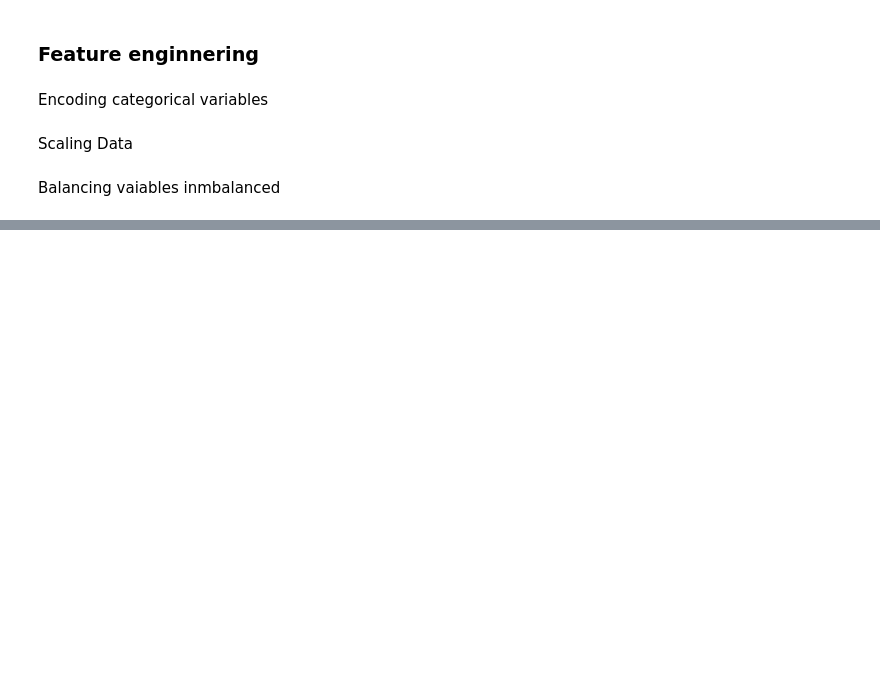
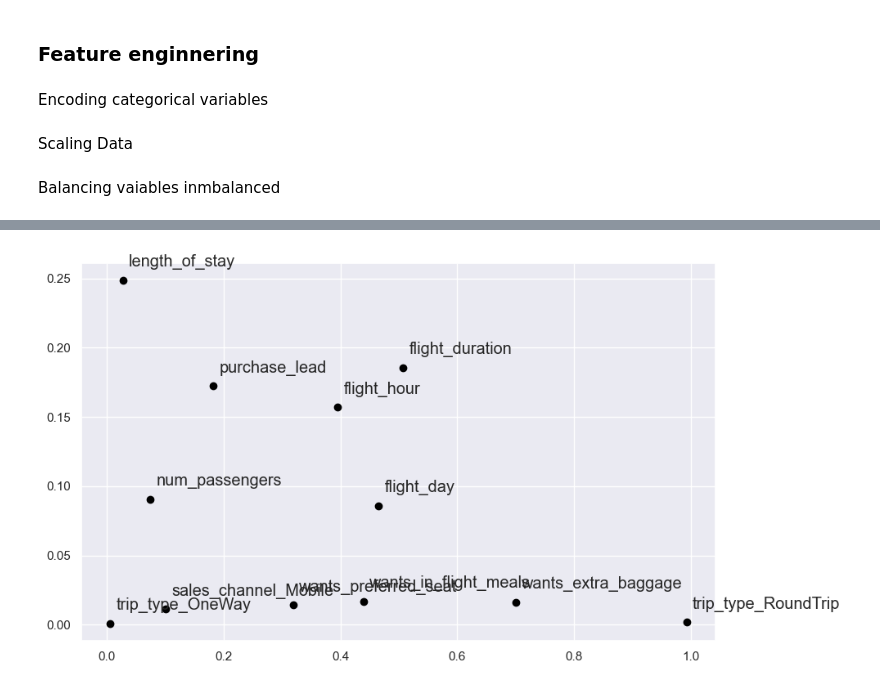
Before and after one commit to dasanmiguelv/supervised-machine-learning, a Jupyter notebook: behaviour-buying/Modeling.ipynb, the cells around one changed output, grey strips where cells are left out. Saved outputs shown, nothing was run; the diff lists cells and outputs as text; code cells hidden in the pictures; blank space fills up the shorter version.

```diff
--- a/behaviour-buying/Modeling.ipynb
+++ b/behaviour-buying/Modeling.ipynb
@@ -387,0 +469,21 @@ print(cross_val_score(model, X_train, y_train, cv=5).mean())
+# %%
+""" Add the name of each of the drivers to the text.
+One way is to use the plt.text function in a loop that uses the x-y coordinates as inputs.
+Including the size as large in the plt.text function makes sure the text is readable. Add '+ 0.01' to not overlap the dots."""
+#set size of the graph
+fig, ax = plt.subplots(figsize=(10,6))
+
+#Scatterplot
+plt.scatter(df_drivers["scoring"],
+            df_drivers["importance"],
+            color = "black")
+
+#Adding text
+for idx, row in df_drivers.iterrows():
+    plt.text(row['scoring'] + 0.01, row['importance'] + 0.01,
+             idx,
+             size = "large")
+
+plt.show()
+# %% [output]
+[figure, added]
```
Also changed, not shown: parts of 15 cells of this notebook.
